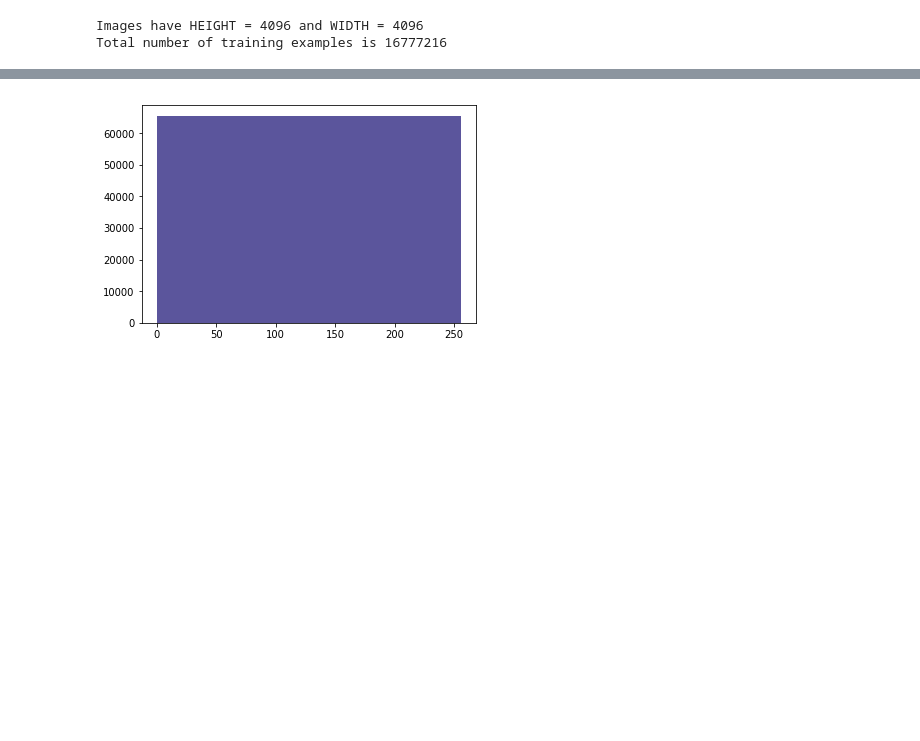
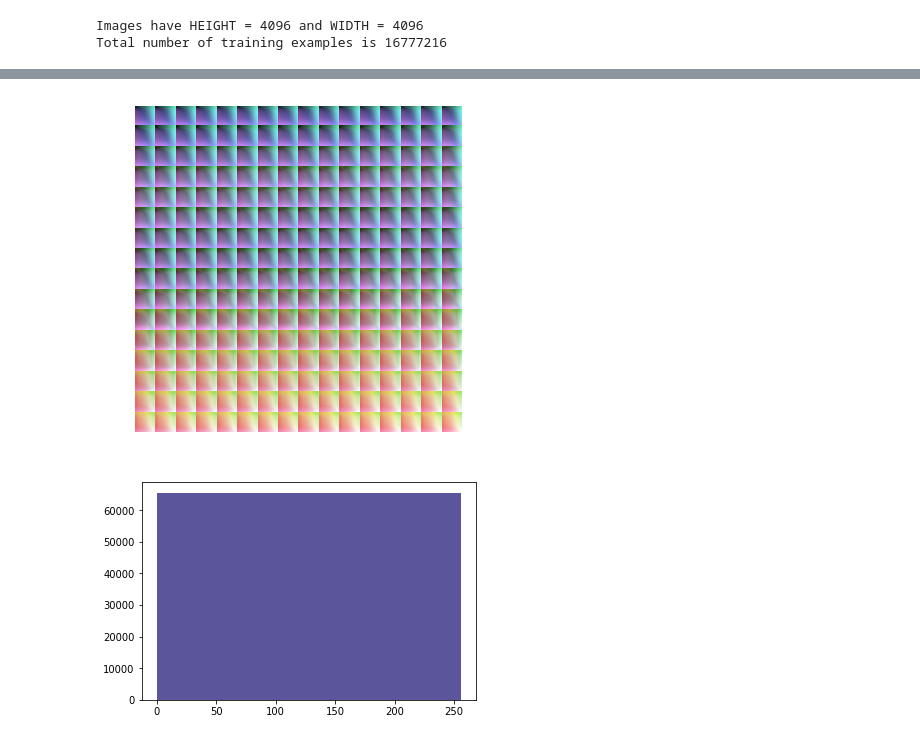
Before and after one commit to gluijk/image-processing-mlp, a Jupyter notebook: image-processing-mlp.ipynb, the cells around one changed output, grey strips where cells are left out. Saved outputs shown, nothing was run; the diff lists cells and outputs as text; code cells hidden in the pictures; blank space fills up the shorter version.

```diff
--- a/image-processing-mlp.ipynb
+++ b/image-processing-mlp.ipynb
@@ -29,3 +37,11 @@ Total number of training examples is 16777216
+# %%
+# Show Targets image
+ZOOM = 2
+plt.figure(figsize = (4 * ZOOM, 3 * ZOOM))
+plt.imshow(targets)
+plt.axis('off');
+# %% [output]
+[figure, added]
 # %%
 # Features histogram (flat since it contains once every possible value)
 R = features[:, :, 0].flatten()
```
Also changed, not shown: parts of 5 cells of this notebook.
